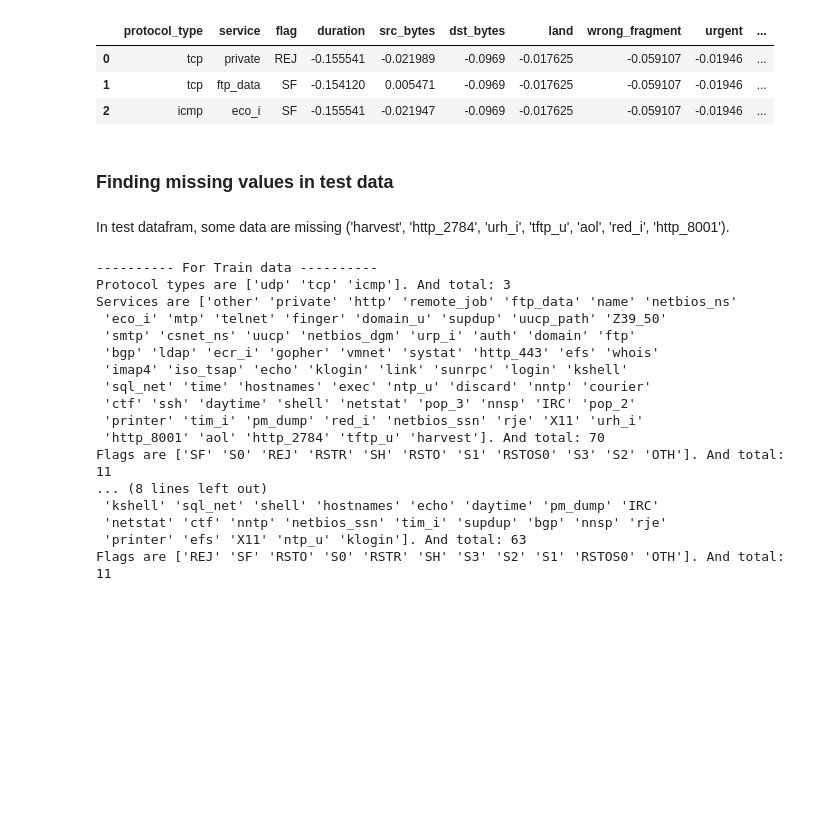
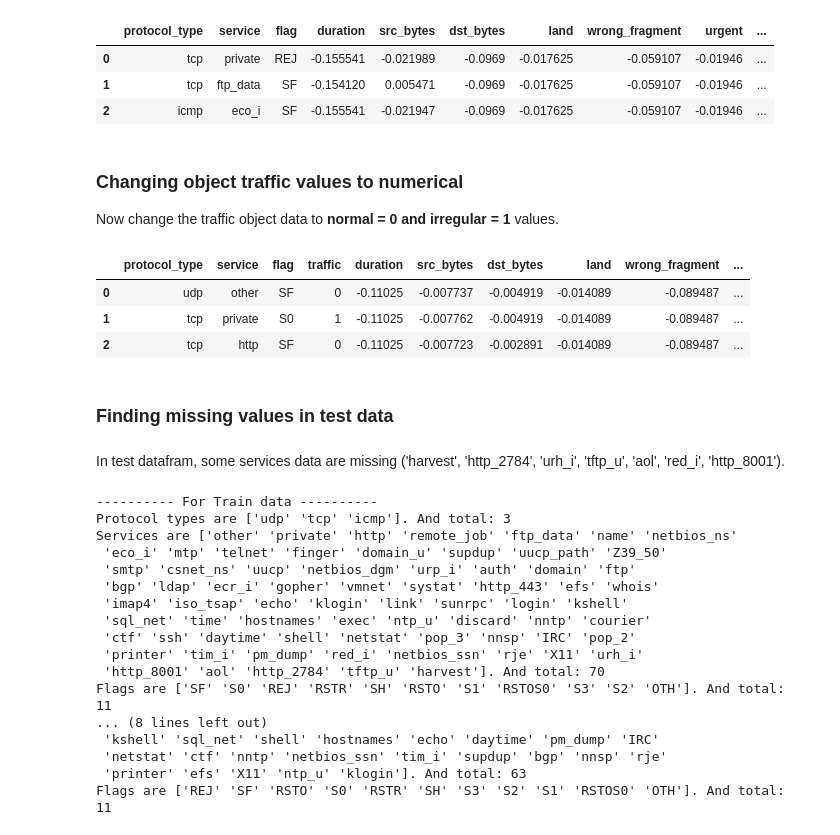
Before and after one commit to ClockWize171/network-traffic-analysis-tensorflow, a Jupyter notebook: kdd19-analysis.ipynb, the cells around one changed output. Drawn from its saved outputs; the diff is of its cells as text; code cells hidden in the pictures; blank space fills up the shorter version.

Commit message:
trying to traffic field to train dataset

```diff
--- a/kdd19-analysis.ipynb
+++ b/kdd19-analysis.ipynb
@@ -186,10 +179,23 @@ test_data.head(3)
 | 0 | tcp | private | REJ | -0.155541 | -0.021989 | -0.0969 | -0.017625 | -0.059107 | -0.01946 | ... |
 | 1 | tcp | ftp_data | SF | -0.154120 | 0.005471 | -0.0969 | -0.017625 | -0.059107 | -0.01946 | ... |
 | 2 | icmp | eco_i | SF | -0.155541 | -0.021947 | -0.0969 | -0.017625 | -0.059107 | -0.01946 | ... |
+# %% [markdown]
+### Changing object traffic values to numerical
+Now change the traffic object data to <b>normal = 0 and irregular =  1</b> values.
+# %%
+map_traffic = {'normal': 0,'irregular': 1}
+train_data['traffic'] = train_data['traffic'].apply(lambda v: map_traffic[v])
+# %%
+train_data.head(3)
+# %% [output]
+|  | protocol_type | service | flag | traffic | duration | src_bytes | dst_bytes | land | wrong_fragment | ... |
+| 0 | udp | other | SF | 0 | -0.11025 | -0.007737 | -0.004919 | -0.014089 | -0.089487 | ... |
+| 1 | tcp | private | S0 | 1 | -0.11025 | -0.007762 | -0.004919 | -0.014089 | -0.089487 | ... |
+| 2 | tcp | http | SF | 0 | -0.11025 | -0.007723 | -0.002891 | -0.014089 | -0.089487 | ... |
 # %% [markdown]
 ### Finding missing values in test data
 # %% [markdown]
-In test datafram, some data are missing ('harvest', 'http_2784', 'urh_i', 'tftp_u', 'aol', 'red_i', 'http_8001').
+In test datafram, some services data are missing ('harvest', 'http_2784', 'urh_i', 'tftp_u', 'aol', 'red_i', 'http_8001').
 # %%
 print("---------- For Train data ----------")
 print("Protocol types are " + str(train_data['protocol_type'].unique()) + ". And total: " + str(train_data['protocol_type'].nunique()))
```
Also changed, not shown: parts of 10 cells of this notebook.
